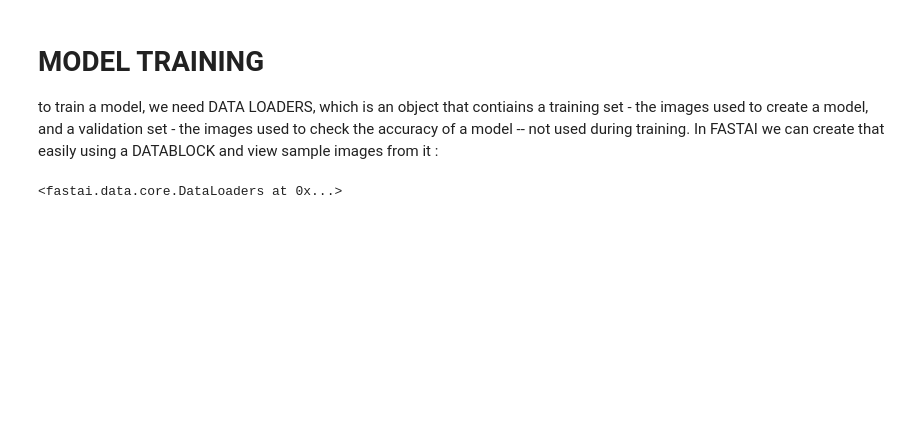
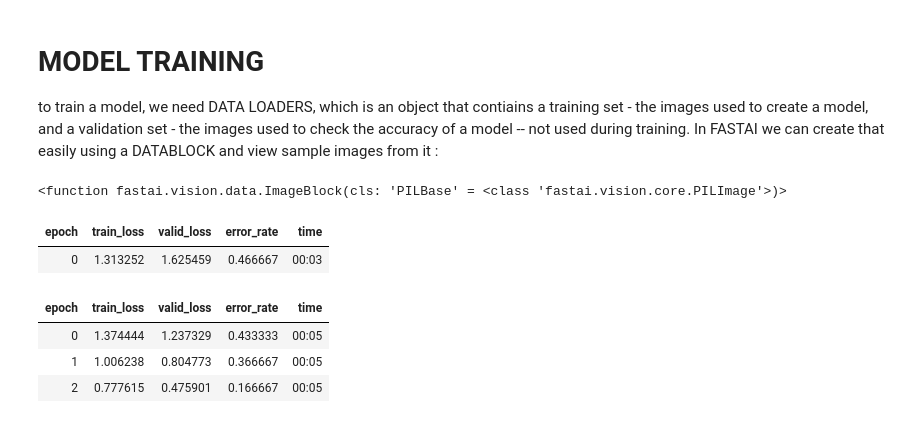
Before and after one commit to indhra/Practical_Deep_learning, a Jupyter notebook: lesson-1-Birds-classification-.ipynb, the cells around one changed output. Cells and saved outputs as stored; diff of their text form; code cells hidden in the pictures; blank space fills up the shorter version.

```diff
--- a/lesson-1-Birds-classification-.ipynb
+++ b/lesson-1-Birds-classification-.ipynb
@@ -147,6 +142,10 @@ len(failed)
 # MODEL TRAINING
 to train a model, we need DATA LOADERS, which is an object that contiains a training set - the images used to create a model, and a validation set - the images used to check the accuracy of a model -- not used during training.
 In FASTAI we can create that easily using a DATABLOCK and view sample images from it :
+# %%
+ImageBlock
+# %% [output]
+<function fastai.vision.data.ImageBlock(cls: 'PILBase' = <class 'fastai.vision.core.PILImage'>)>
 # %%
 dls = DataBlock(
         blocks=(ImageBlock, CategoryBlock),
@@ -155,6 +154,14 @@ dls = DataBlock(
     get_y=parent_label,
     item_tfms=[Resize(192, method='squish')]
 )
-dls.dataloaders(path)
+dls=dls.dataloaders(path)
-# %% [output]
-<fastai.data.core.DataLoaders at 0x...>
+# %%
+learn = vision_learner(dls, resnet18, metrics=error_rate)
+learn.fine_tune(3)
+# %% [output]
+| epoch | train_loss | valid_loss | error_rate | time |
+| 0 | 1.313252 | 1.625459 | 0.466667 | 00:03 |
+| epoch | train_loss | valid_loss | error_rate | time |
+| 0 | 1.374444 | 1.237329 | 0.433333 | 00:05 |
+| 1 | 1.006238 | 0.804773 | 0.366667 | 00:05 |
+| 2 | 0.777615 | 0.475901 | 0.166667 | 00:05 |
```
Also changed, not shown: parts of 7 cells of this notebook.
